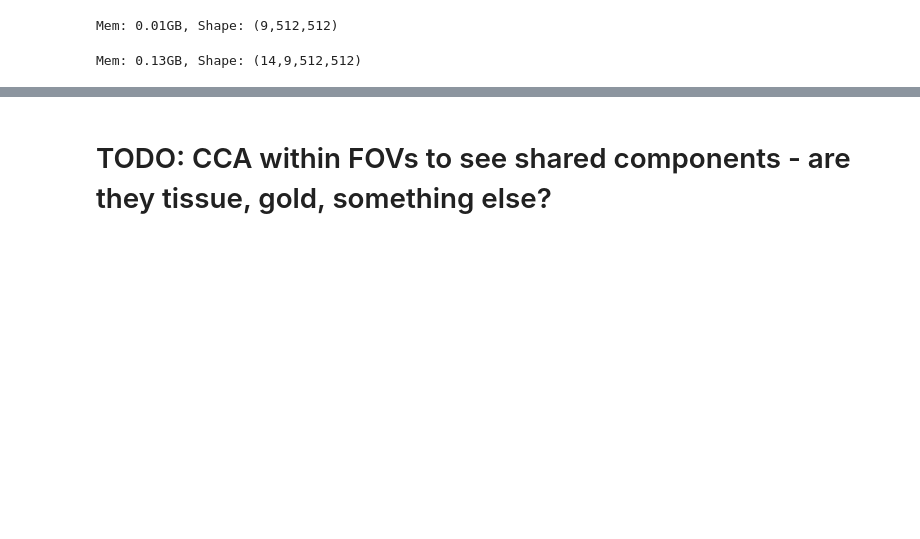
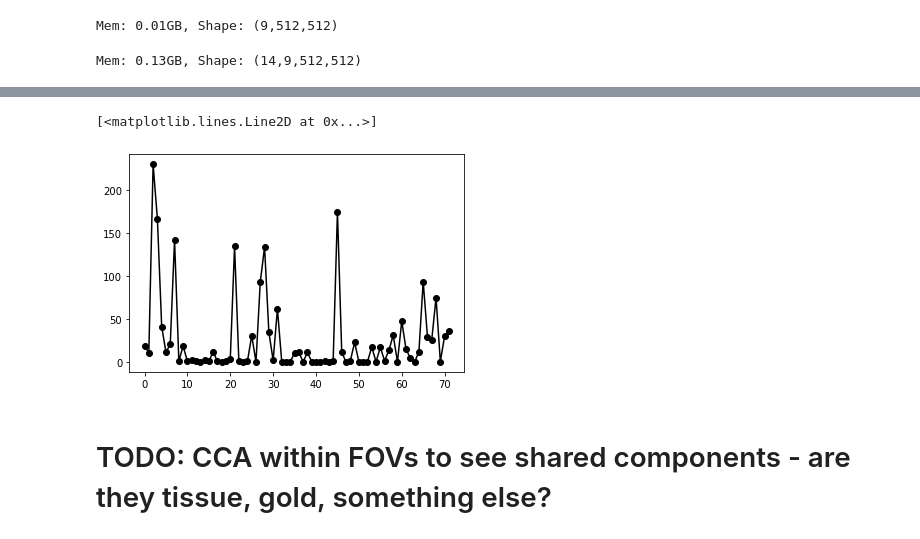
Before and after one commit to ParkerICI/mibi_processing, a Jupyter notebook: notebooks/Convnet for Background Subtraction.ipynb, the cells around one changed output, grey strips where cells are left out. Drawn from its saved outputs; the diff is of its cells as text; code cells hidden in the pictures; blank space fills up the shorter version.

```diff
--- a/notebooks/Convnet for Background Subtraction.ipynb
+++ b/notebooks/Convnet for Background Subtraction.ipynb
@@ -143,3 +88,0 @@ array(['LB3871T', 'LB3914T', 'LB3944T', 'LB4003T', 'LB4015T'], dtype='<U7')
-# %%
-l = nn.Conv2d(in_channels=1, out_channels=16, kernel_size=5, padding=2)
-plt.hist(l.weight.detach().numpy().ravel(), bins=30);
@@ -205,0 +185,36 @@ Batch 70: loss=0.802939
+# %%
+loader_args = dict(batch_size=batch_size)
+loader = DataLoader(ds, shuffle=True, **loader_args)
+
+net = BGSubAndDenoisier()
+
+learning_rate = 1e-3
+weight_decay = 1
+#optimizer = optim.RMSprop(three_layer_conv.parameters(), lr=learning_rate, weight_decay=1e-8, momentum=0.9)
+optimizer = optim.SGD(simple_conv_net.parameters(), lr=learning_rate, weight_decay=weight_decay)
+
+ms_ssim_loss = MS_SSIM(data_range=255,
+                        size_average=True,
+                        win_size=11,
+                        win_sigma=1.5,
+                        channel=1,
+                        spatial_dims=2,
+                        weights=None,
+                        K=(0.01, 0.03))
+
+num_epochs = 1
+losses = list()
+for epoch_num in range(num_epochs):
+    epoch_losses = list()
+    for batch_num,(bg_batch,chan_batch) in enumerate(loader):
+        optimizer.zero_grad()
+        transformed_batch = net(chan_batch, bg_batch)
+        bg_sim = ms_ssim_loss(transformed_batch, bg_batch)
+        chan_sim = ms_ssim_loss(transformed_batch, chan_batch)
+        loss = 0.5*bg_sim - 0.5*chan_sim
+        epoch_losses.append(loss)
+        if batch_num % 5 == 0:
+            print(f"Epoch {epoch_num}, batch {batch_num}: loss={loss:.6f}")
+        loss.backward()
+        optimizer.step()
+    losses.append(epoch_losses)
@@ -206,2 +223,8 @@ Batch 70: loss=0.802939
+# %%
+losses = [l.detach().numpy() for l in losses[-1]]
+plt.plot(losses, 'ko-')
+# %% [output]
+[<matplotlib.lines.Line2D at 0x...>]
+[figure, added]
 # %% [markdown]
 # TODO: CCA within FOVs to see shared components - are they tissue, gold, something else?
```
Also changed, not shown: parts of 16 cells of this notebook, 1 other file.
